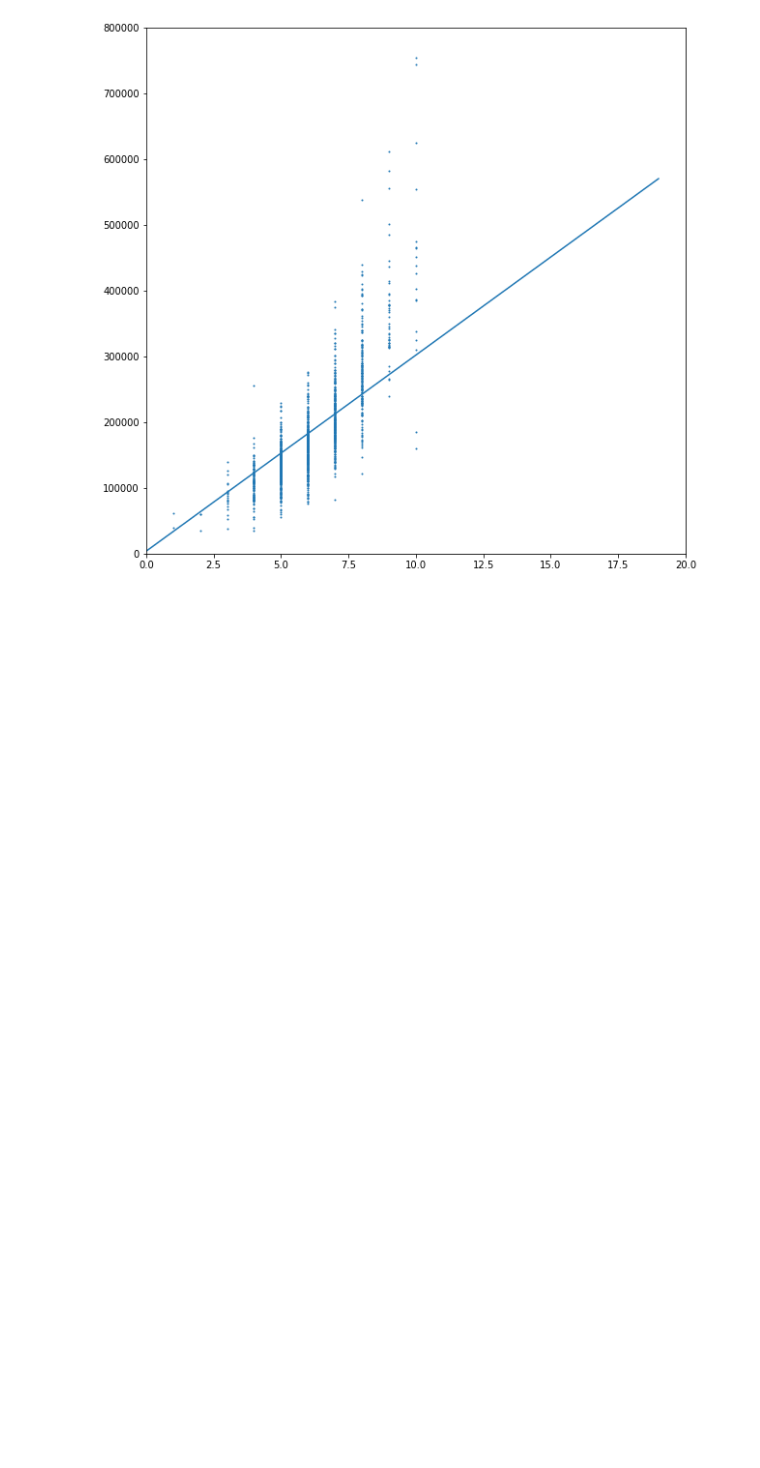
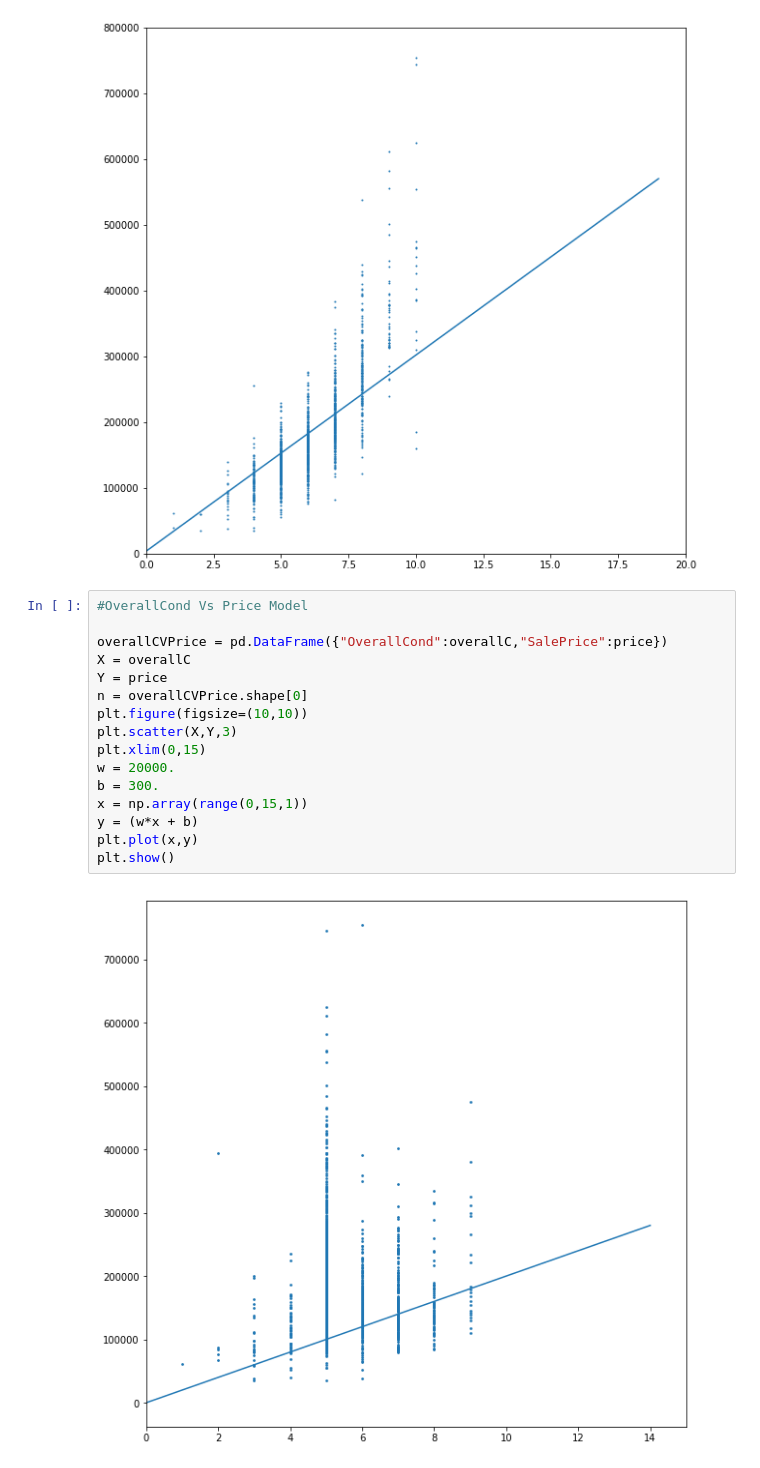
Before and after one commit to MangoFiasco/CISAssignment1, a Jupyter notebook: Assisgnment_Kris.ipynb, the cells around one changed output. Drawn from its saved outputs; the diff is of its cells as text; blank space fills up the shorter version.

```diff
--- a/Assisgnment_Kris.ipynb
+++ b/Assisgnment_Kris.ipynb
@@ -97,3 +97,21 @@ plt.show()
 #print(newW, newB)
 # %% [output]
 [figure]
+# %%
+#OverallCond Vs Price Model
+
+overallCVPrice = pd.DataFrame({"OverallCond":overallC,"SalePrice":price})
+X = overallC
+Y = price
+n = overallCVPrice.shape[0]
+plt.figure(figsize=(10,10))
+plt.scatter(X,Y,3)
+plt.xlim(0,15)
+w = 20000.
+b = 300.
+x = np.array(range(0,15,1))
+y = (w*x + b)
+plt.plot(x,y)
+plt.show()
+# %% [output]
+[figure, added]
```
Also changed, not shown: parts of 5 cells of this notebook.
